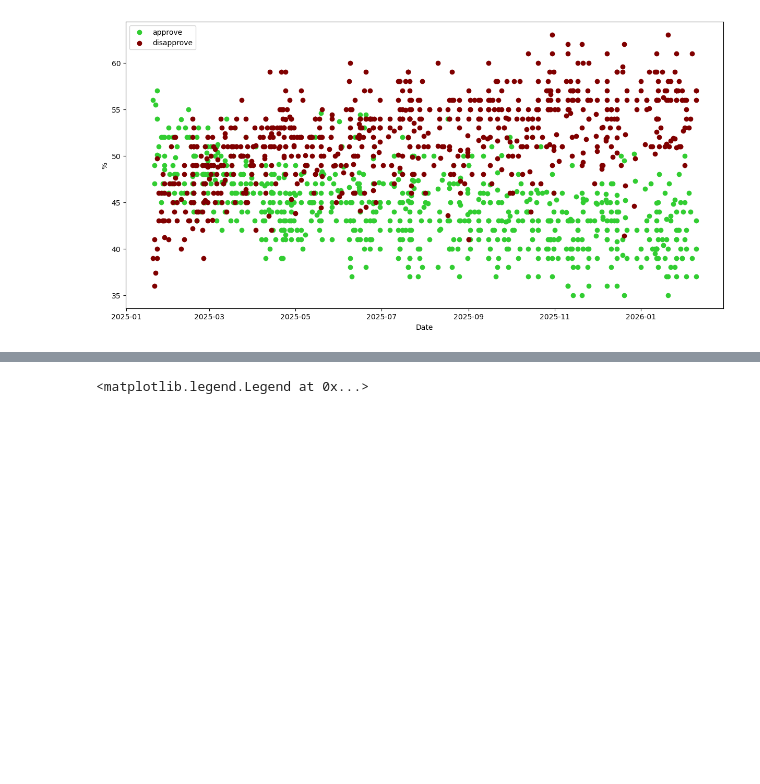
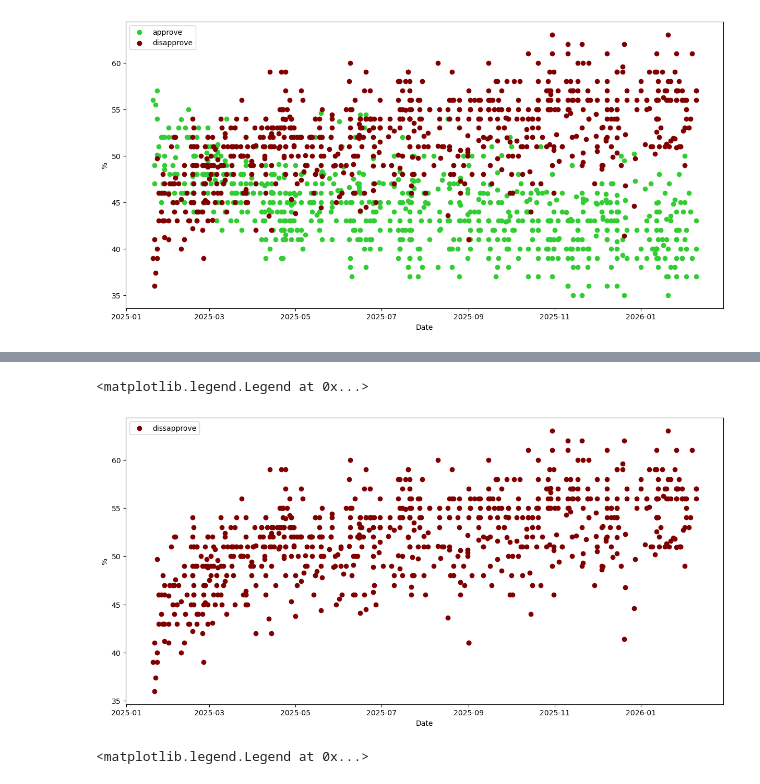
Before and after one commit to AriqRashid/election-signals, a Jupyter notebook: approval_dev.ipynb, the cells around one changed output, grey strips where cells are left out. Cells and saved outputs as stored; diff of their text form; code cells hidden in the pictures; blank space fills up the shorter version.

```diff
--- a/approval_dev.ipynb
+++ b/approval_dev.ipynb
@@ -119,3 +129,12 @@ ax.legend()
+# %%
+fig, ax = plt.subplots(figsize=(12,6), layout='constrained')
+ax.scatter(df_two['end_date'], df_two['no'], label='dissapprove', c='maroon')
+ax.set_xlabel('Date')
+ax.set_ylabel('%')
+ax.legend()
+# %% [output]
+<matplotlib.legend.Legend at 0x...>
+[figure, added]
 # %%
 fig, ax = plt.subplots(figsize=(12,6), layout='constrained')
 ax.scatter(df_two['end_date'], df_two['yes'], label='approve', c='limegreen', alpha =0.5, s=df_two['sample_size'] / 30)
```
Also changed, not shown: parts of 9 cells of this notebook.
